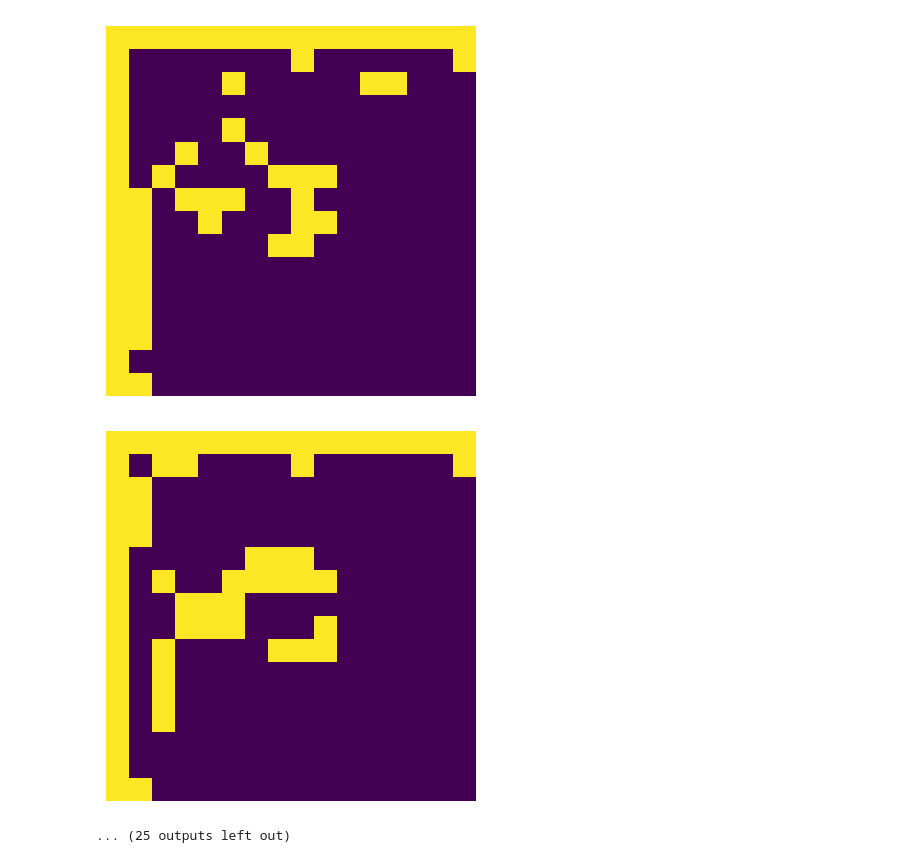
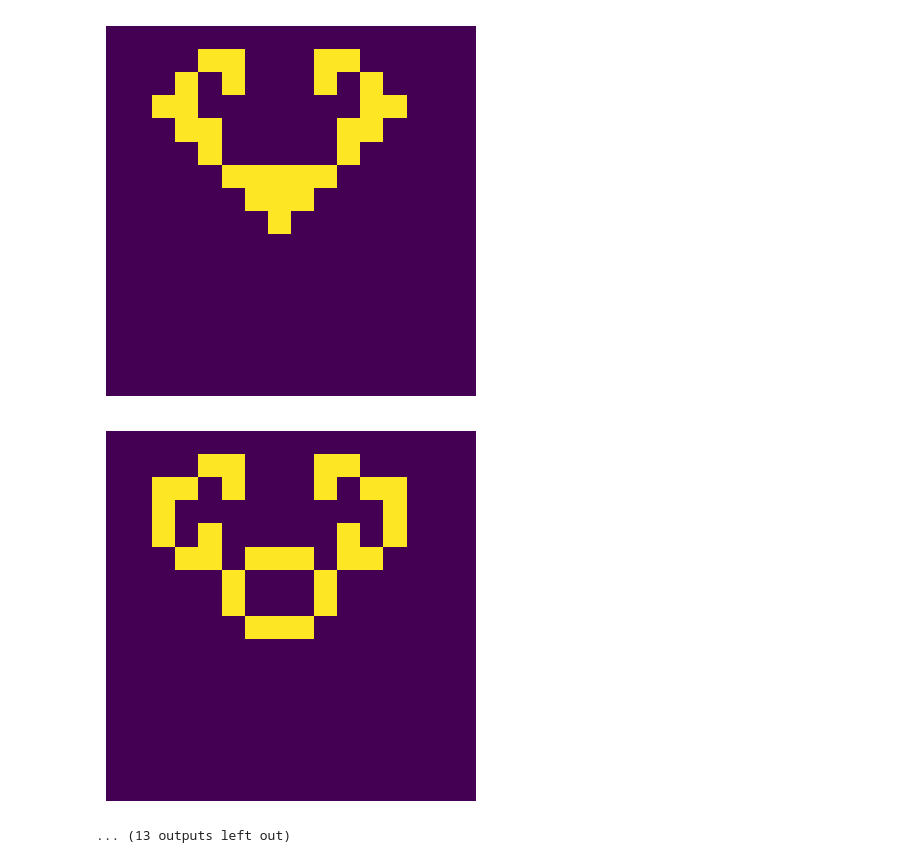
Before and after one commit to Lucenix/lc, a Jupyter notebook: TP2/tp2.2.ipynb, the cells around one changed output. Drawn from its saved outputs; the diff is of its cells as text; code cells hidden in the pictures.

```diff
--- a/TP2/tp2.2.ipynb
+++ b/TP2/tp2.2.ipynb
@@ -8,7 +8,7 @@ from functools import reduce
 
 n = 16     # dimensão do espaço de amostras
 m = 64     # numero de amostras
-p = 1
+p = 0
 # Escolha de "solver"
 #name = "msat"
 name = "z3"
@@ -39,8 +39,6 @@ def bv_rn():       # gera pseudo-aleatoriamente um BitVec para representar o aut
 #vai ser preciso definir isto dentro do modelo, provavelmente.
 #Conseguir gerar mais que um e um número máximo de iterações para tentar provar as proprieadas
 #Tentar gerar contra exemplos para as expressões ditas (sei que são falsas)
-initial, border = bv_rn()
-print_state(initial)
 
 def bv_selZE(z,i,j):                    # seleciona o bit (i,j) do BitVec "z" e estende n*n-1
     return BVZExt(BVExtract(z,start=i+j*n,end=i+j*n),n*n-1)
@@ -66,23 +64,29 @@ def trans(curr, prox): #define uma transição entre dois estados do problema
             r.append(t1)
     return And(r)
 
-last = initial
-trace = {}
+def generate_trace(initial, p=True):
+    with Solver(name=name) as solver:
+        i = 0
+        last = initial
+        trace = {}
+        while last not in trace:
+            trace[last] = i
+            i += 1
+            prox = declare(len(trace))
+            solver.push()
+            solver.add_assertion(trans(last, prox))
+            if not solver.solve():
+                print("Algo deu asneira.")
+                break
+            last = solver.get_value(prox)
+            if p:
+                print_state(last)
+            solver.pop()
+        return trace
+
 with Solver(name=name) as solver:
-    i = 0
-    while last not in trace:
-        trace[last] = i
-        i += 1
-        prox = declare(len(trace))
-        solver.push()
-        solver.add_assertion(trans(last, prox))
-        if solver.solve():
-            print_state(solver.get_value(prox))
-        else:
-            print("Algo deu asneira.")
-            break
-        last = solver.get_value(prox)
-        solver.pop()
+    initial, border = bv_rn()
+    trace = generate_trace(initial)
     solver.push()
     #state é uma constante de BitVector
     for state in trace:
@@ -115,5 +119,5 @@ with Solver(name=name) as solver:
-[figure, old version]
+[figure, new version]
-[figure, old version]
+[figure, new version]
-... (25 outputs left out)
+... (13 outputs left out)
 # %%
 with Solver(name=name) as solver:
```
Also changed, not shown: parts of 2 cells of this notebook.
